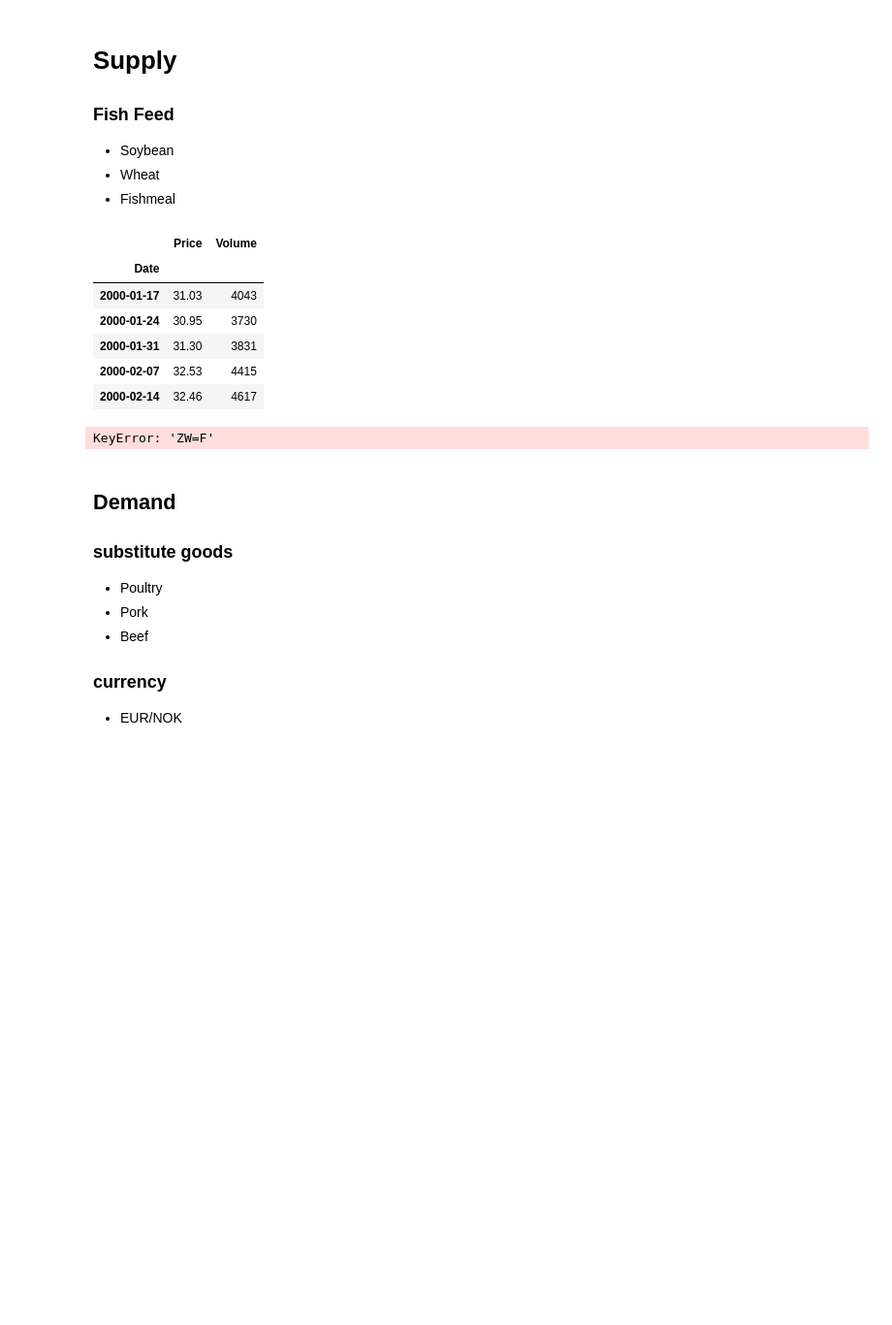
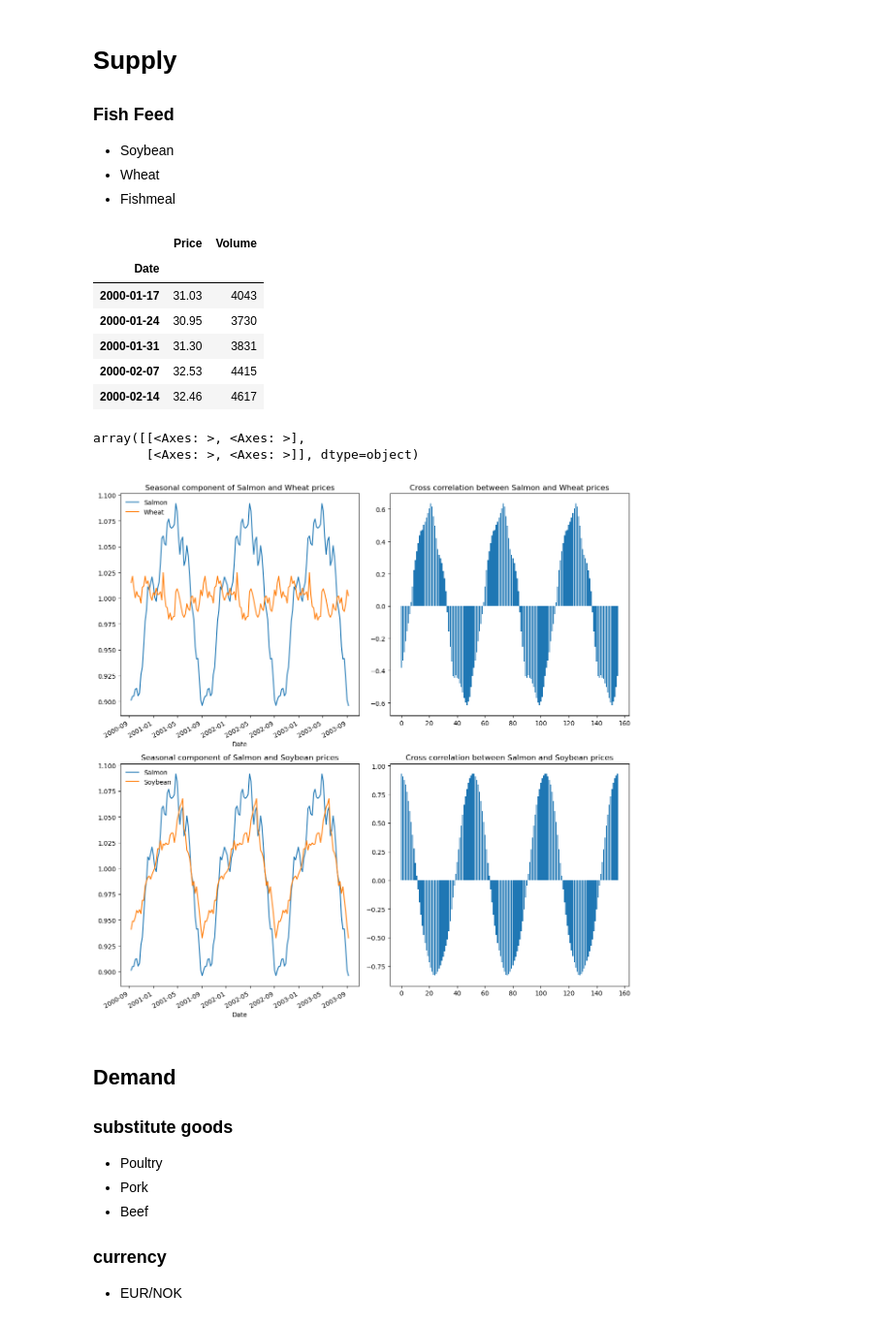
Before and after one commit to jonedamas/data_science_projects, a Jupyter notebook: projects/salmon_price_prediction/supply_demand/fish_feed_correlation.ipynb, the cells around one changed output. Shown at 97% size. Cells and saved outputs as stored; diff of their text form; code cells hidden in the pictures; blank space fills up the shorter version.

```diff
--- a/projects/salmon_price_prediction/supply_demand/fish_feed_correlation.ipynb
+++ b/projects/salmon_price_prediction/supply_demand/fish_feed_correlation.ipynb
@@ -58,43 +58,49 @@ data.to_csv('supply_data.csv')
 - Soybean
 - Wheat
 - Fishmeal
-# %%
-
-def STL(data: pd.DataFrame, period: int=50):
-    seasonal = seasonal_decompose(
-        data, model="multiplicative", period=period
-    )
-    return seasonal
-
-display(salmon_data.head())
-
-models = {
-    'Salmon': STL(data['Price'], period=50),
-    'Wheat': STL(data['Wheat'], period=50), # Wheat
-    'Soybean': STL(data['Soybean'], period=50), # Soybean
-}
-
-# for i, model in models.items():
-
-
-cross_corr_ZW = ccf(models['Salmon'].seasonal, models['ZW=F'].seasonal)
-cross_corr_ZS = ccf(models['Salmon'].seasonal, models['ZS=F'].seasonal)
-cross_corr_HE = ccf(models['Salmon'].seasonal, models['HE=F'].seasonal)
-
-fig, axs = plt.subplots(3,figsize=(10, 10))
-
-axs[0].bar(range(52), cross_corr_ZW[:52])
-axs[1].bar(range(52), cross_corr_ZS[:52])
-axs[2].bar(range(52), cross_corr_HE[:52])
-# %% [output]
-|  | Price | Volume |
-| Date |  |  |
-| 2000-01-17 | 31.03 | 4043 |
-| 2000-01-24 | 30.95 | 3730 |
-| 2000-01-31 | 31.30 | 3831 |
-| 2000-02-07 | 32.53 | 4415 |
-| 2000-02-14 | 32.46 | 4617 |
-KeyError: 'ZW=F'
+# %%
+
+def STL(data: pd.DataFrame, period: int=50):
+    seasonal = seasonal_decompose(
+        data, model="multiplicative", period=period
+    )
+    return seasonal
+
+display(salmon_data.head())
+
+models = {
+    'Salmon': STL(data['Price'], period=52),
+    'Wheat': STL(data['Wheat'], period=52), # Wheat
+    'Soybean': STL(data['Soybean'], period=52), # Soybean
+}
+
+periods = 52 * 3
+
+fig, axs = plt.subplots(len(models) -1, 2, figsize=(12, 12))
+
+display(axs)
+
+for i, commodity in enumerate(list(models.keys())[1:]):
+    models['Salmon'].seasonal[:periods].plot(ax=axs[i, 0], label='Salmon')
+    models[commodity].seasonal[:periods].plot(ax=axs[i, 0], label=commodity)
+    cross_corr = ccf(models['Salmon'].seasonal, models[commodity].seasonal)
+    axs[i, 1].bar(range(periods), cross_corr[:periods])
+    axs[i, 0].legend(frameon=False)
+    axs[i, 0].set_title(f'Seasonal component of Salmon and {commodity} prices')
+    axs[i, 1].set_title(f'Cross correlation between Salmon and {commodity} prices')
+
+fig.tight_layout()
+# %% [output]
+|  | Price | Volume |
+| Date |  |  |
+| 2000-01-17 | 31.03 | 4043 |
+| 2000-01-24 | 30.95 | 3730 |
+| 2000-01-31 | 31.30 | 3831 |
+| 2000-02-07 | 32.53 | 4415 |
+| 2000-02-14 | 32.46 | 4617 |
+array([[<Axes: >, <Axes: >],
+       [<Axes: >, <Axes: >]], dtype=object)
+[figure, added]
 # %% [markdown]
 ## Demand
 
```
Also changed, not shown: 22 other files.
